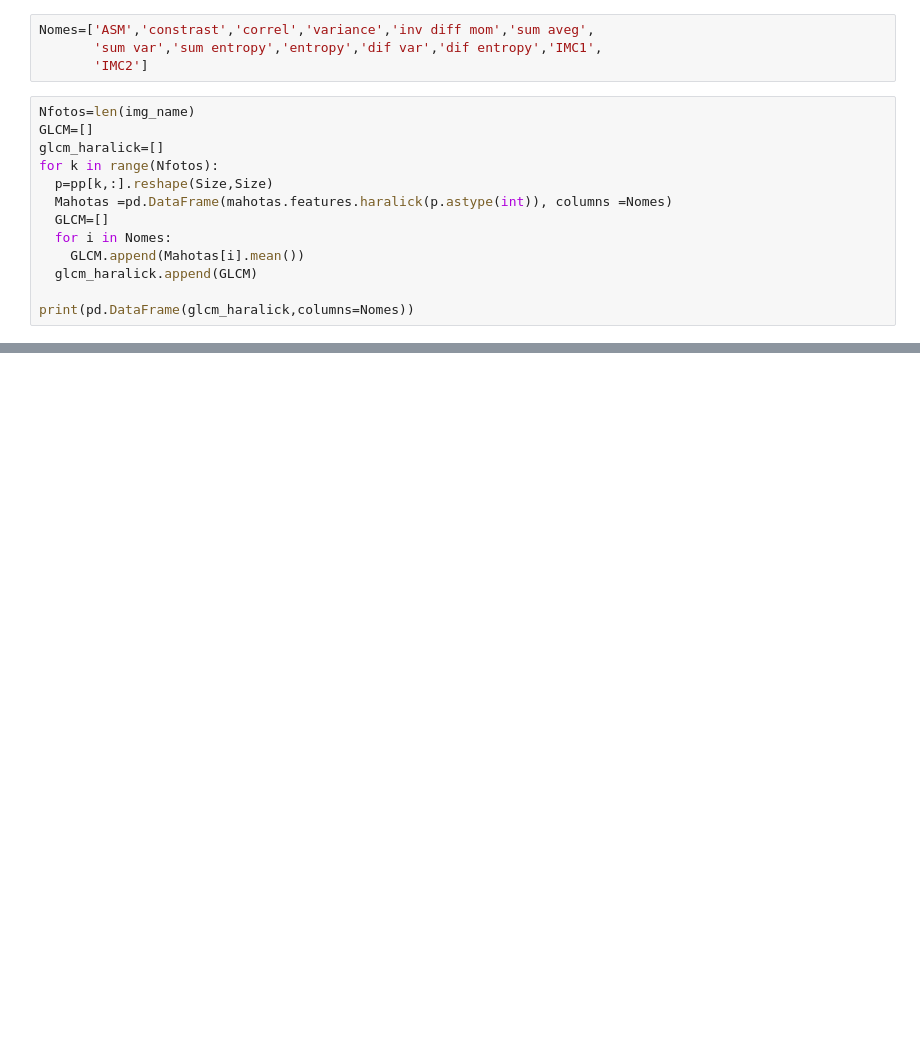
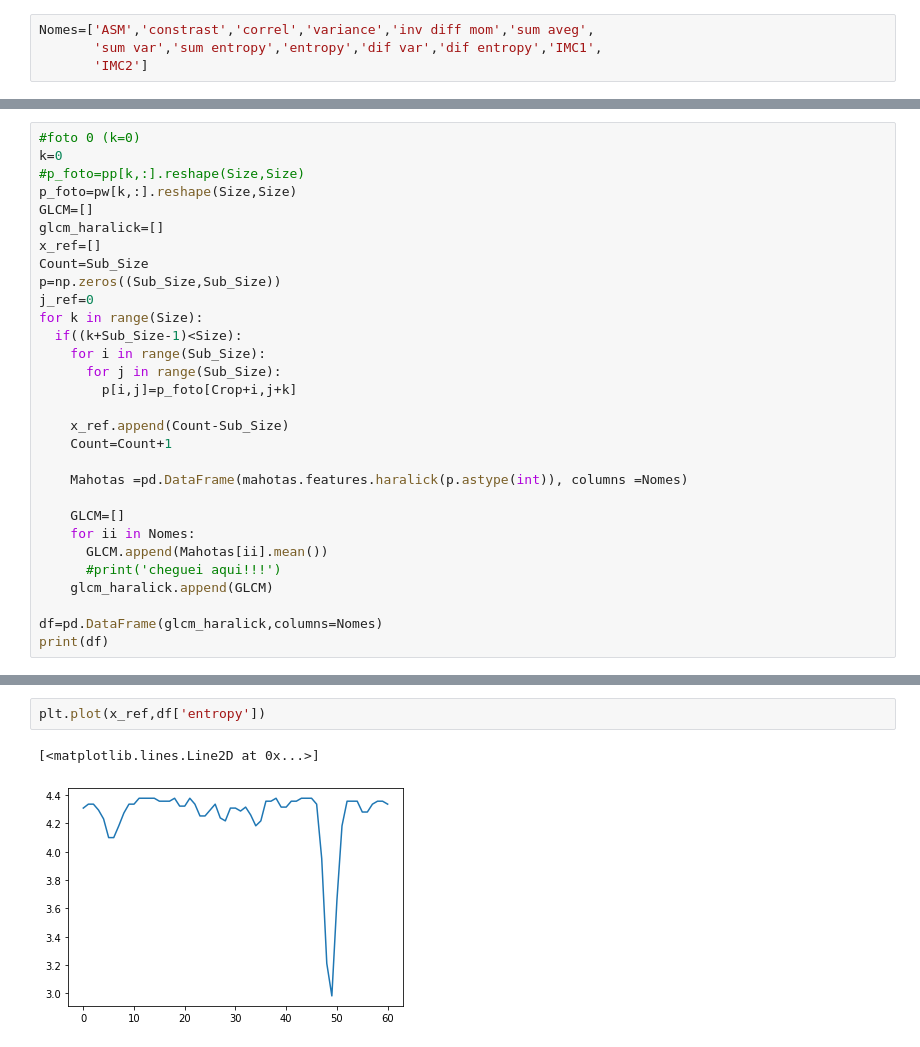
Before and after one commit to ucfilho/marquesgabi, a Jupyter notebook: Mahotas_Fracionado_teste_003_nov_11_2019.ipynb, the cells around one changed output, grey strips where cells are left out. Saved outputs shown, nothing was run; the diff lists cells and outputs as text; blank space fills up the shorter version.

```diff
--- a/Mahotas_Fracionado_teste_003_nov_11_2019.ipynb
+++ b/Mahotas_Fracionado_teste_003_nov_11_2019.ipynb
@@ -97,16 +129,3 @@ for i in range(nrow):
 Nomes=['ASM','constrast','correl','variance','inv diff mom','sum aveg',
        'sum var','sum entropy','entropy','dif var','dif entropy','IMC1',
        'IMC2']
-# %%
-Nfotos=len(img_name)
-GLCM=[]
-glcm_haralick=[]
-for k in range(Nfotos):
-  p=pp[k,:].reshape(Size,Size)
-  Mahotas =pd.DataFrame(mahotas.features.haralick(p.astype(int)), columns =Nomes)
-  GLCM=[]
-  for i in Nomes:
-    GLCM.append(Mahotas[i].mean())
-  glcm_haralick.append(GLCM)
-
-print(pd.DataFrame(glcm_haralick,columns=Nomes))
@@ -130,0 +132,30 @@ print(pd.DataFrame(glcm_haralick,columns=Nomes))
+# %%
+#foto 0 (k=0)
+k=0
+#p_foto=pp[k,:].reshape(Size,Size)
+p_foto=pw[k,:].reshape(Size,Size)
+GLCM=[]
+glcm_haralick=[]
+x_ref=[]
+Count=Sub_Size
+p=np.zeros((Sub_Size,Sub_Size))
+j_ref=0
+for k in range(Size):
+  if((k+Sub_Size-1)<Size):
+    for i in range(Sub_Size):
+      for j in range(Sub_Size):
+        p[i,j]=p_foto[Crop+i,j+k]
+
+    x_ref.append(Count-Sub_Size)
+    Count=Count+1
+
+    Mahotas =pd.DataFrame(mahotas.features.haralick(p.astype(int)), columns =Nomes)
+
+    GLCM=[]
+    for ii in Nomes:
+      GLCM.append(Mahotas[ii].mean())
+      #print('cheguei aqui!!!')
+    glcm_haralick.append(GLCM)
+
+df=pd.DataFrame(glcm_haralick,columns=Nomes)
+print(df)
@@ -130,0 +177,5 @@ print(pd.DataFrame(glcm_haralick,columns=Nomes))
+# %%
+plt.plot(x_ref,df['entropy'])
+# %% [output]
+[<matplotlib.lines.Line2D at 0x...>]
+[figure, added]
```
Also changed, not shown: parts of 7 cells of this notebook.
